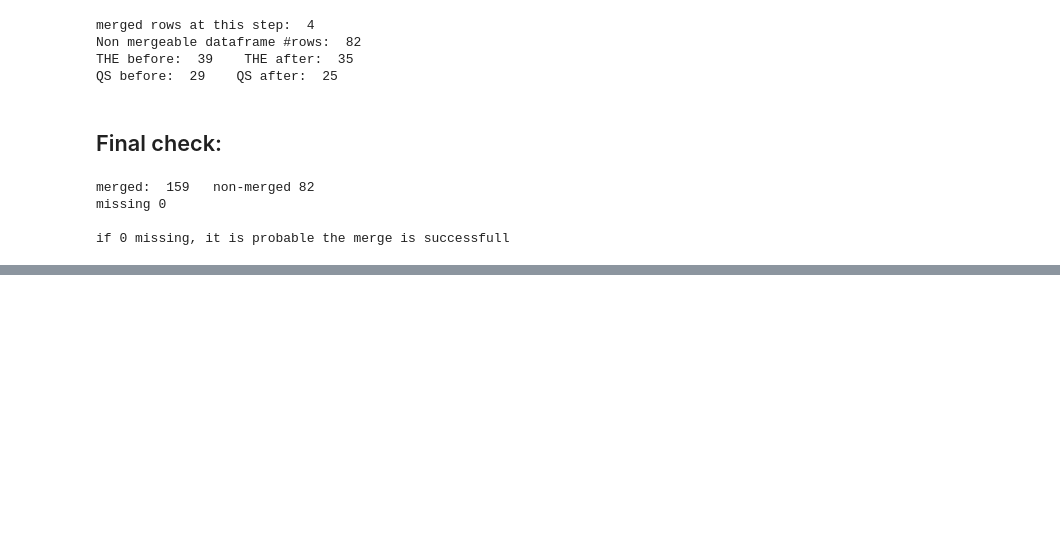
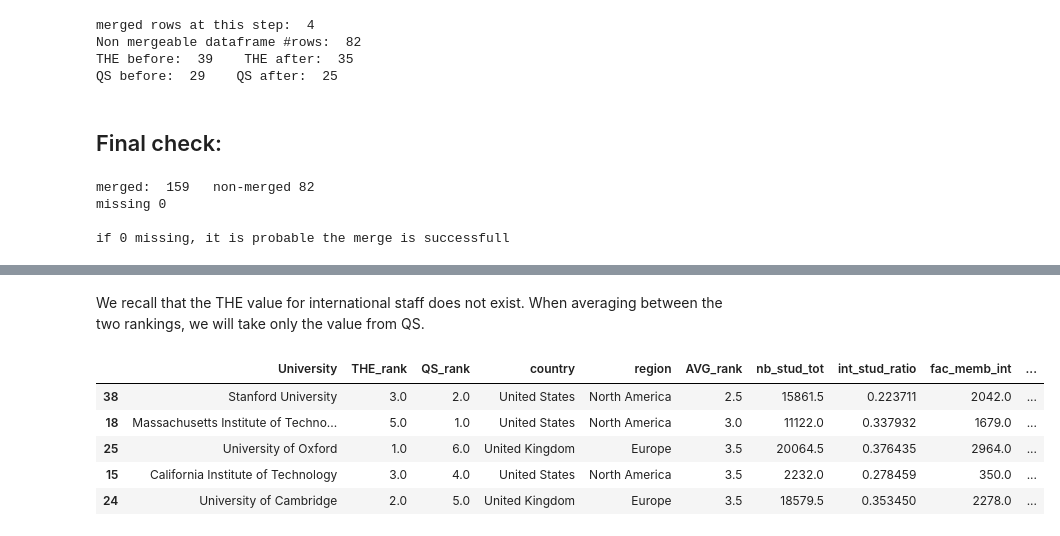
Before and after one commit to LucaZampieri/ADA_homework_LMX, a Jupyter notebook: 02 - Data from the Web/MartAndLuca.ipynb, the cells around one changed output, grey strips where cells are left out. Saved outputs shown, nothing was run; the diff lists cells and outputs as text; code cells hidden in the pictures; blank space fills up the shorter version.

```diff
--- a/02 - Data from the Web/MartAndLuca.ipynb
+++ b/02 - Data from the Web/MartAndLuca.ipynb
@@ -828,0 +862,2 @@ if 0 missing, it is probable the merge is successfull
+# %% [markdown]
+We recall that the THE value for international staff does not exist. When averaging between the two rankings, we will take only the value from QS.
@@ -828,0 +881,9 @@ if 0 missing, it is probable the merge is successfull
+# %%
+merged_df_avg.head()
+# %% [output]
+|  | University | THE_rank | QS_rank | country | region | AVG_rank | nb_stud_tot | int_stud_ratio | fac_memb_int | ... |
+| 38 | Stanford University | 3.0 | 2.0 | United States | North America | 2.5 | 15861.5 | 0.223711 | 2042.0 | ... |
+| 18 | Massachusetts Institute of Techno... | 5.0 | 1.0 | United States | North America | 3.0 | 11122.0 | 0.337932 | 1679.0 | ... |
+| 25 | University of Oxford | 1.0 | 6.0 | United Kingdom | Europe | 3.5 | 20064.5 | 0.376435 | 2964.0 | ... |
+| 15 | California Institute of Technology | 3.0 | 4.0 | United States | North America | 3.5 | 2232.0 | 0.278459 | 350.0 | ... |
+| 24 | University of Cambridge | 2.0 | 5.0 | United Kingdom | Europe | 3.5 | 18579.5 | 0.353450 | 2278.0 | ... |
```
Also changed, not shown: parts of 7 cells of this notebook.
